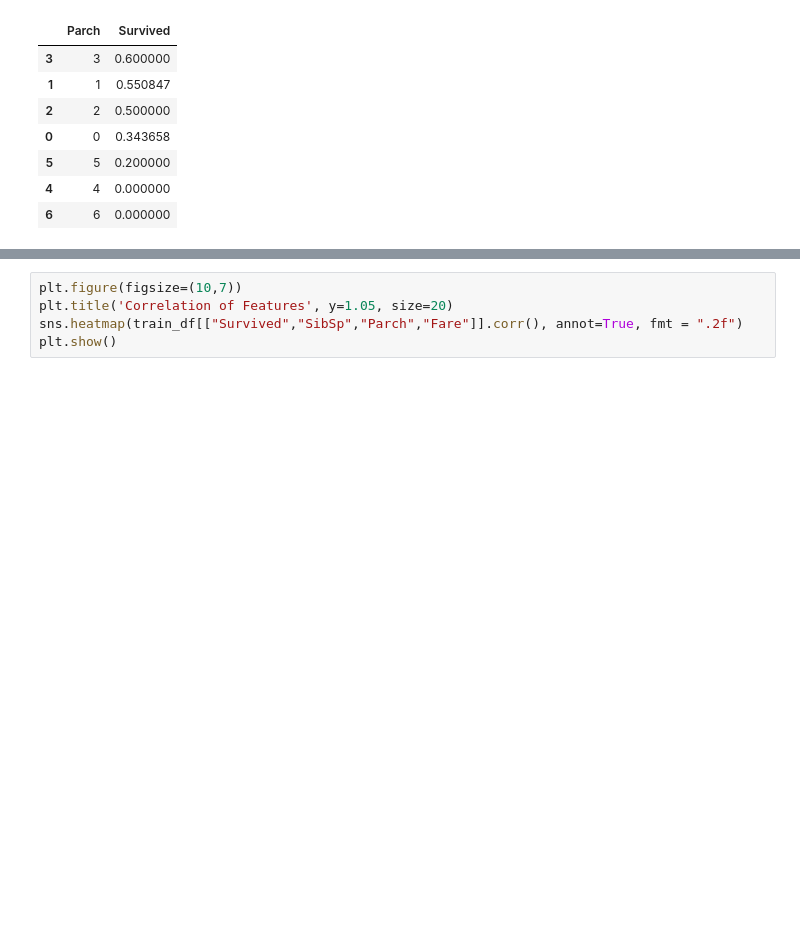
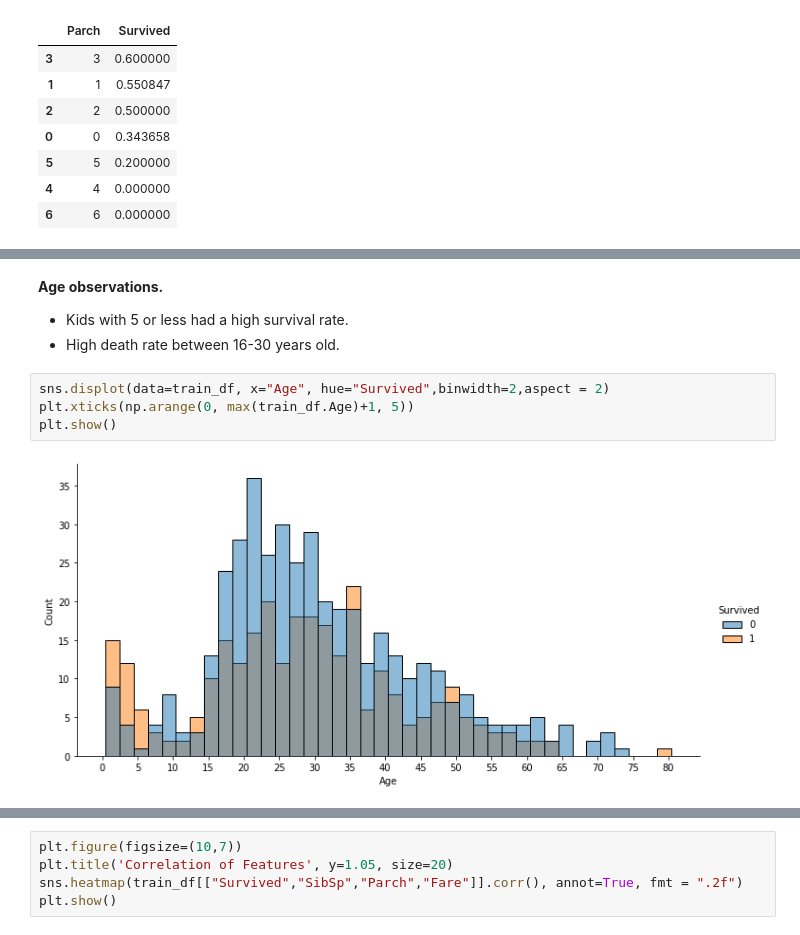
Before and after one commit to lucasnbarros/titanic-machine-learning-from-disaster, a Jupyter notebook: titanic-machine-learning-from-disaster.ipynb, the cells around one changed output, grey strips where cells are left out. Saved outputs shown, nothing was run; the diff lists cells and outputs as text; blank space fills up the shorter version.

```diff
--- a/titanic-machine-learning-from-disaster.ipynb
+++ b/titanic-machine-learning-from-disaster.ipynb
@@ -219,0 +267,10 @@ train_df[["Parch", "Survived"]].groupby(['Parch'], as_index=False).mean().sort_v
+# %% [markdown]
+**Age observations.**
+* Kids with 5 or less had a high survival rate.
+* High death rate between 16-30 years old.
+# %%
+sns.displot(data=train_df, x="Age", hue="Survived",binwidth=2,aspect = 2)
+plt.xticks(np.arange(0, max(train_df.Age)+1, 5))
+plt.show()
+# %% [output]
+[figure, added]
```
Also changed, not shown: parts of 19 cells of this notebook.
